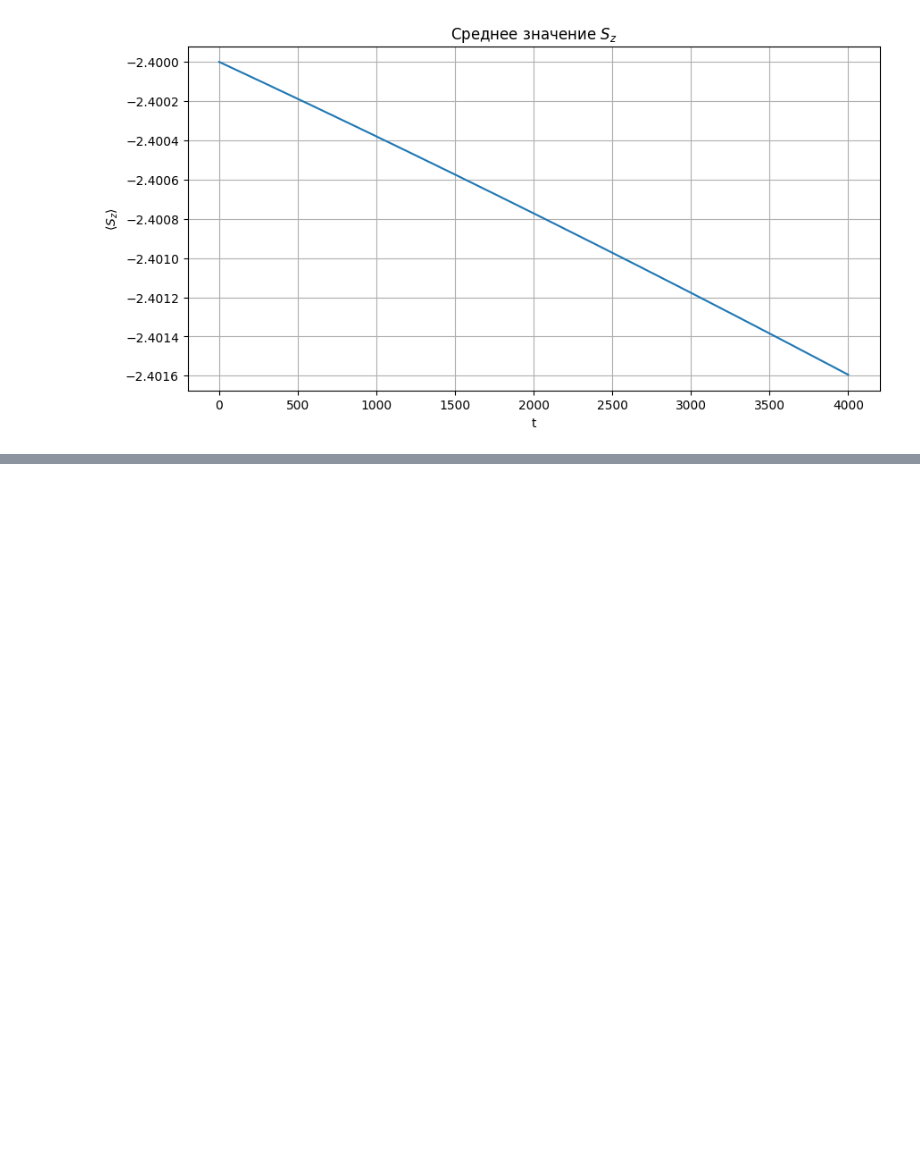
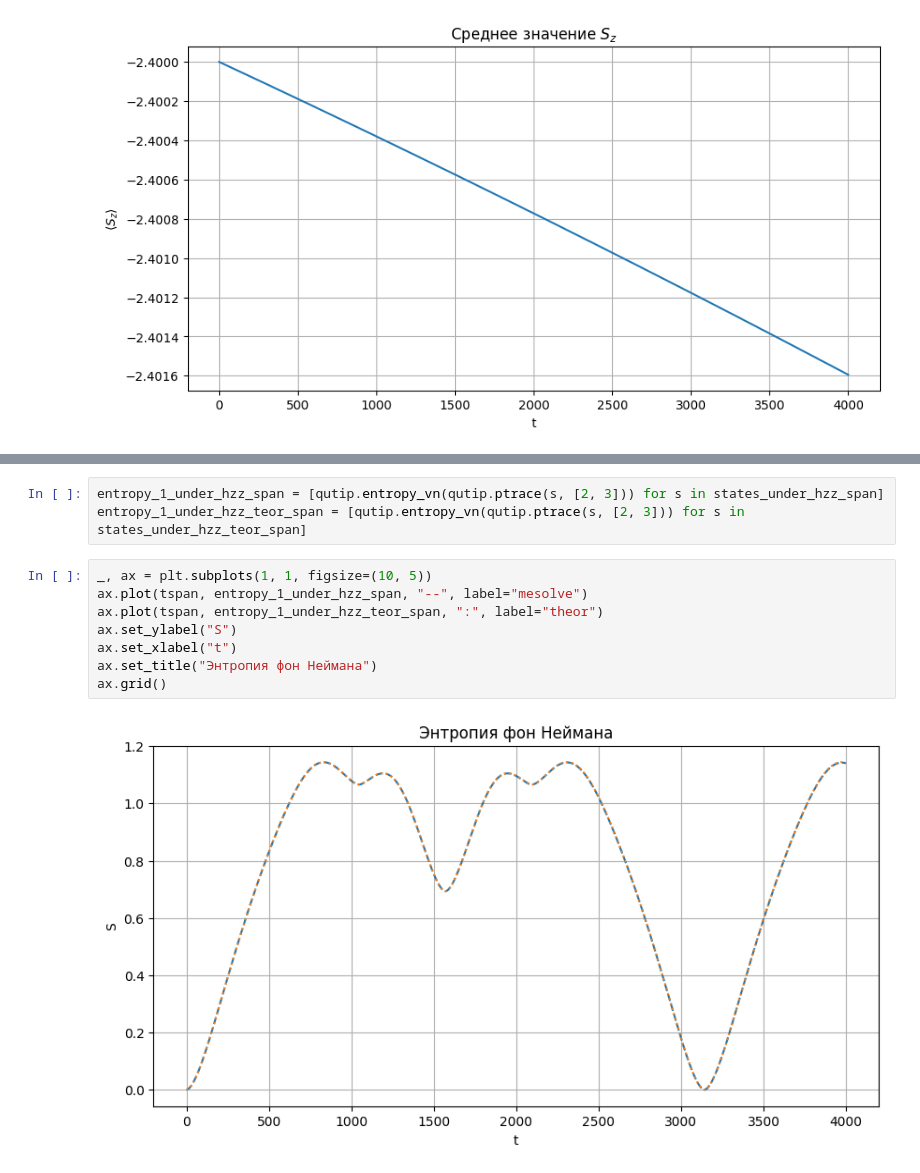
Before and after one commit to kephircheek/research-emqwuqoc, a Jupyter notebook: notebooks/Alexey2013.ipynb, the cells around one changed output, grey strips where cells are left out. Saved outputs shown, nothing was run; the diff lists cells and outputs as text; blank space fills up the shorter version.

```diff
--- a/notebooks/Alexey2013.ipynb
+++ b/notebooks/Alexey2013.ipynb
@@ -141,0 +196,13 @@ plt.grid()
+# %%
+entropy_1_under_hzz_span = [qutip.entropy_vn(qutip.ptrace(s, [2, 3])) for s in states_under_hzz_span]
+entropy_1_under_hzz_teor_span = [qutip.entropy_vn(qutip.ptrace(s, [2, 3])) for s in states_under_hzz_teor_span]
+# %%
+_, ax = plt.subplots(1, 1, figsize=(10, 5))
+ax.plot(tspan, entropy_1_under_hzz_span, "--", label="mesolve")
+ax.plot(tspan, entropy_1_under_hzz_teor_span, ":", label="theor")
+ax.set_ylabel("S")
+ax.set_xlabel("t")
+ax.set_title("Энтропия фон Неймана")
+ax.grid()
+# %% [output]
+[figure, added]
```
Also changed, not shown: parts of 21 cells of this notebook, 1 other file.
